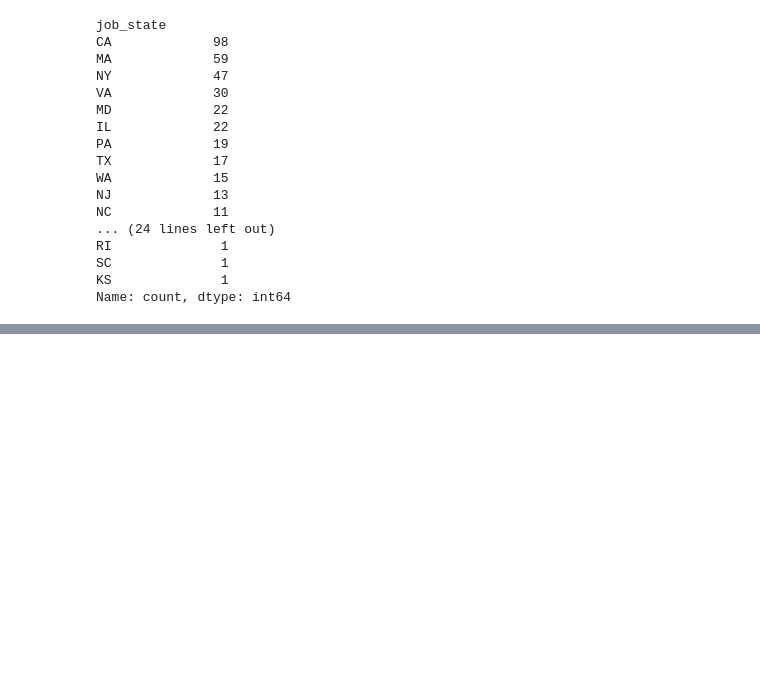
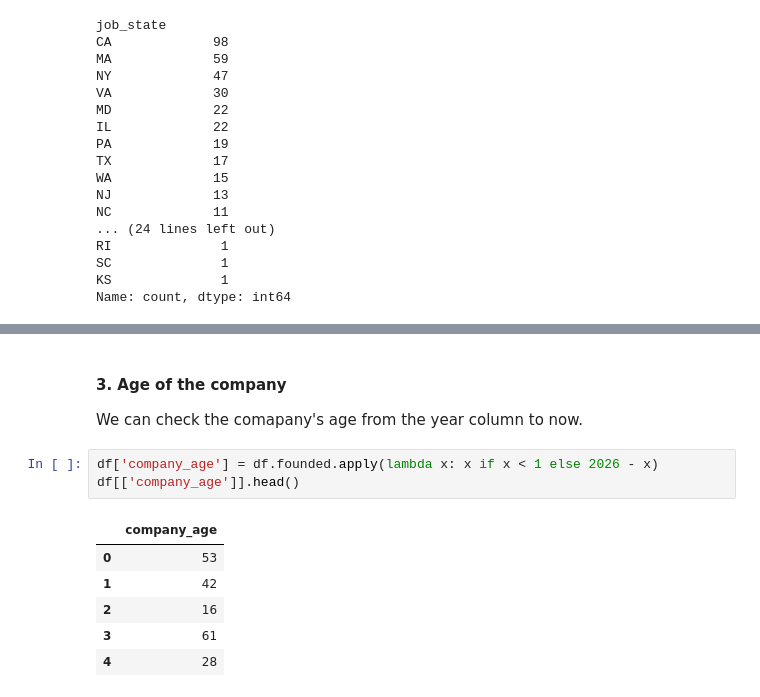
Before and after one commit to yasasbanukaofficial/glassdoor-job-market-insights, a Jupyter notebook: notebooks/01_data_cleaning.ipynb, the cells around one changed output, grey strips where cells are left out. Cells and saved outputs as stored; diff of their text form; blank space fills up the shorter version.

```diff
--- a/notebooks/01_data_cleaning.ipynb
+++ b/notebooks/01_data_cleaning.ipynb
@@ -147,0 +189,14 @@ Name: count, dtype: int64
+# %% [markdown]
+#### 3. Age of the company
+
+We can check the comapany's age from the year column to now.
+# %%
+df['company_age'] = df.founded.apply(lambda x: x if x < 1 else 2026 - x)
+df[['company_age']].head()
+# %% [output]
+|  | company_age |
+| 0 | 53 |
+| 1 | 42 |
+| 2 | 16 |
+| 3 | 61 |
+| 4 | 28 |
```
Also changed, not shown: parts of 14 cells of this notebook, 1 other file.
